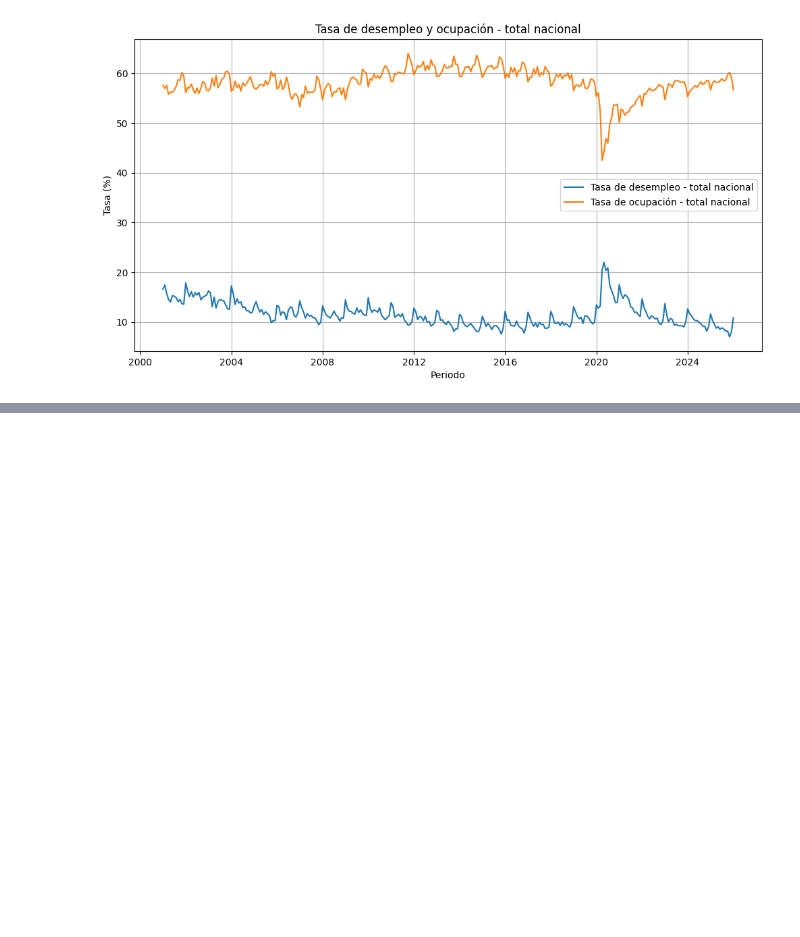
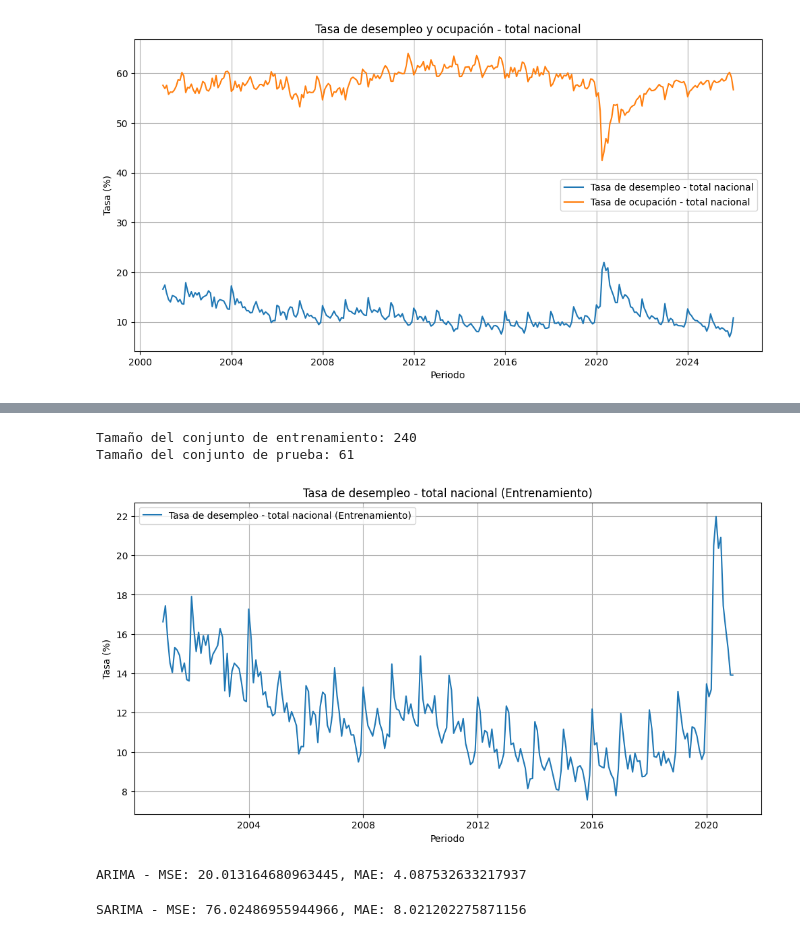
Before and after one commit to AlexSG29/Modelos_Econometricos, a Jupyter notebook: primera clase/primera_clase.ipynb, the cells around one changed output, grey strips where cells are left out. Saved outputs shown, nothing was run; the diff lists cells and outputs as text; code cells hidden in the pictures; blank space fills up the shorter version.

```diff
--- a/primera clase/primera_clase.ipynb
+++ b/primera clase/primera_clase.ipynb
@@ -107,0 +117,53 @@ plt.show()
+# %%
+# vamos a hacer una division de 80% para entrenamiento y 20% para prueba
+# pero al ser un modelo de series de tiempo, no podemos hacer una division aleatoria, sino que debemos hacer una division temporal
+train_size = int(len(data) * 0.8)
+train_data = data.iloc[:train_size]
+test_data = data.iloc[train_size:]
+# comprobamos las formas de los datos
+print(f'Tamaño del conjunto de entrenamiento: {len(train_data)}')
+print(f'Tamaño del conjunto de prueba: {len(test_data)}')
+# %% [output]
+Tamaño del conjunto de entrenamiento: 240
+Tamaño del conjunto de prueba: 61
+# %%
+# graficamos la serie de tiempo de entrenamiento
+# solo haremos la grafica de la tasa de desempleo
+plt.figure(figsize=(12, 6))
+plt.plot(train_data['Periodo(MMM, AAAA)'], train_data['Tasa de desempleo - total nacional'], label='Tasa de desempleo - total nacional (Entrenamiento)')
+plt.xlabel('Periodo')
+plt.ylabel('Tasa (%)')
+plt.title('Tasa de desempleo - total nacional (Entrenamiento)')
+plt.legend()
+plt.grid()
+plt.show()
+# %% [output]
+[figure, added]
+# %%
+# entrenamos varios modelos de series de tiempo y evaluamos su desempeño entre si para seleccionar el mejor modelo
+from statsmodels.tsa.arima.model import ARIMA
+from statsmodels.tsa.statespace.sarimax import SARIMAX
+from sklearn.metrics import mean_squared_error, mean_absolute_error
+import numpy as np
+
+# definimos una funcion para evaluar los modelos
+def evaluate_model(model, test_data, column):
+    predictions = model.predict(start=test_data.index[0], end=test_data.index[-1])
+    mse = mean_squared_error(test_data[column], predictions)
+    mae = mean_absolute_error(test_data[column], predictions)
+    return mse, mae
+# entrenamos un modelo ARIMA
+arima_model = ARIMA(train_data['Tasa de desempleo - total nacional'], order=(1,1,1))
+arima_model_fit = arima_model.fit()
+arima_mse, arima_mae = evaluate_model(arima_model_fit, test_data, 'Tasa de desempleo - total nacional')
+print(f'ARIMA - MSE: {arima_mse}, MAE: {arima_mae}')
+# %% [output]
+ARIMA - MSE: 20.013164680963445, MAE: 4.087532633217937
+# %%
+# entrenamos un modelo SARIMA
+sarima_model = SARIMAX(train_data['Tasa de desempleo - total nacional'], order=(1,1,1), seasonal_order=(1,1,1,12))
+sarima_model_fit = sarima_model.fit()
+sarima_mse, sarima_mae = evaluate_model(sarima_model_fit, test_data, 'Tasa de desempleo - total nacional')
+print(f'SARIMA - MSE: {sarima_mse}, MAE: {sarima_mae}')
+# %% [output]
+SARIMA - MSE: 76.02486955944966, MAE: 8.021202275871156
```
Also changed, not shown: parts of 6 cells of this notebook, 1 other file.
